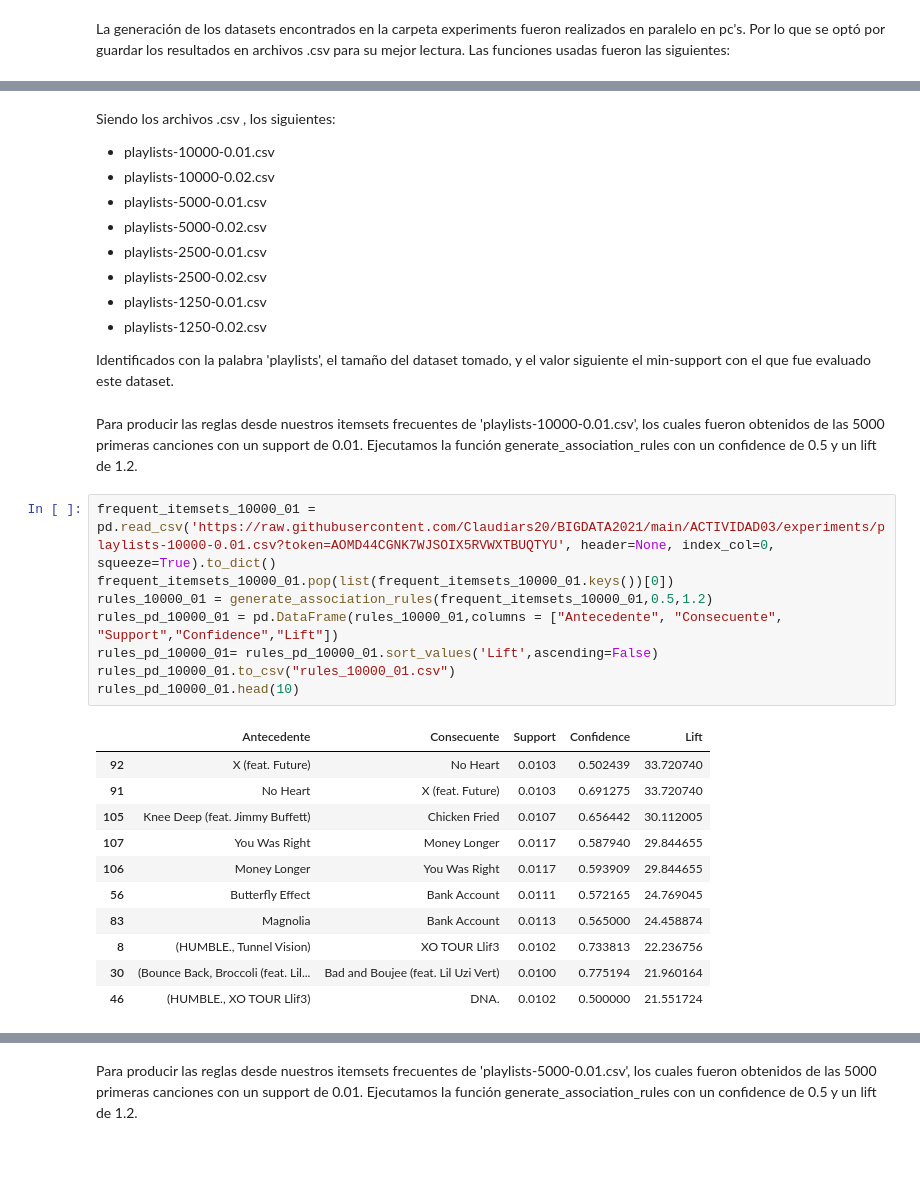
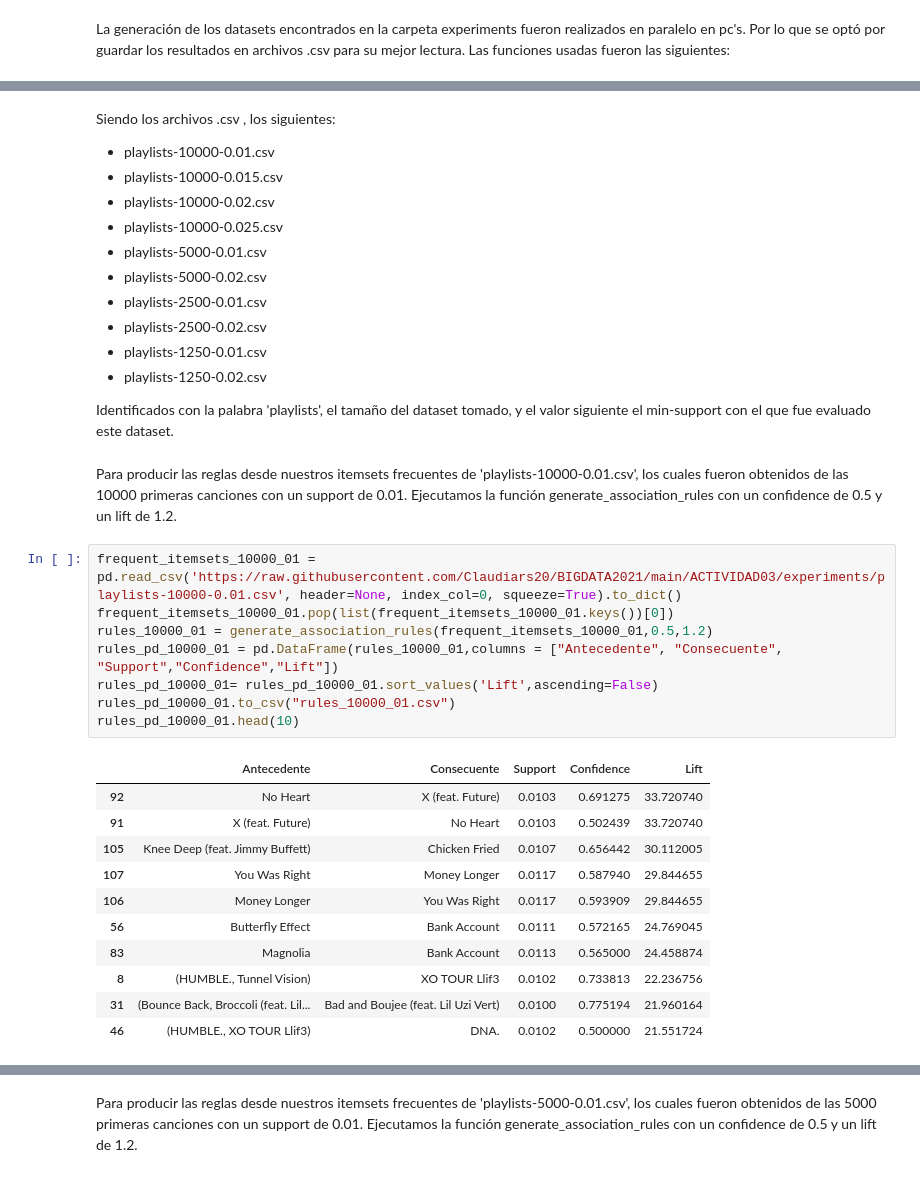
Before and after one commit to Claudiars20/BIGDATA2021, a Jupyter notebook: ACTIVIDAD03/Trabajo03.ipynb, the cells around one changed output, grey strips where cells are left out. Cells and saved outputs as stored; diff of their text form.

```diff
--- a/ACTIVIDAD03/Trabajo03.ipynb
+++ b/ACTIVIDAD03/Trabajo03.ipynb
@@ -288,7 +290,9 @@ get_frequent_itemsets(playlists[:1250],0.02) # 1250 playlists, support: 0.02
 # %% [markdown]
 Siendo los archivos .csv , los siguientes:
  - playlists-10000-0.01.csv
+ - playlists-10000-0.015.csv
  - playlists-10000-0.02.csv
+ - playlists-10000-0.025.csv
  - playlists-5000-0.01.csv
  - playlists-5000-0.02.csv
  - playlists-2500-0.01.csv
@@ -298,24 +302,24 @@ Siendo los archivos .csv , los siguientes:
 
 Identificados con la palabra 'playlists', el tamaño del dataset tomado, y el valor siguiente el min-support con el que fue evaluado este dataset.
 # %% [markdown]
-Para producir las reglas desde nuestros itemsets frecuentes de 'playlists-10000-0.01.csv', los cuales fueron obtenidos de las 5000 primeras canciones con un support de 0.01. Ejecutamos la función generate_association_rules con un confidence de 0.5 y un lift de 1.2.
+Para producir las reglas desde nuestros itemsets frecuentes de 'playlists-10000-0.01.csv', los cuales fueron obtenidos de las 10000 primeras canciones con un support de 0.01. Ejecutamos la función generate_association_rules con un confidence de 0.5 y un lift de 1.2.
 # %%
-frequent_itemsets_10000_01 = pd.read_csv('https://raw.githubusercontent.com/Claudiars20/BIGDATA2021/main/ACTIVIDAD03/experiments/playlists-10000-0.01.csv?token=AOMD44CGNK7WJSOIX5RVWXTBUQTYU', header=None, index_col=0, squeeze=True).to_dict()
+frequent_itemsets_10000_01 = pd.read_csv('https://raw.githubusercontent.com/Claudiars20/BIGDATA2021/main/ACTIVIDAD03/experiments/playlists-10000-0.01.csv', header=None, index_col=0, squeeze=True).to_dict()
 frequent_itemsets_10000_01.pop(list(frequent_itemsets_10000_01.keys())[0])
 rules_10000_01 = generate_association_rules(frequent_itemsets_10000_01,0.5,1.2)
 rules_pd_10000_01 = pd.DataFrame(rules_10000_01,columns = ["Antecedente", "Consecuente", "Support","Confidence","Lift"])
 rules_pd_10000_01= rules_pd_10000_01.sort_values('Lift',ascending=False)
 rules_pd_10000_01.to_csv("rules_10000_01.csv")
 rules_pd_10000_01.head(10)
 # %% [output]
 |  | Antecedente | Consecuente | Support | Confidence | Lift |
-| 92 | X (feat. Future) | No Heart | 0.0103 | 0.502439 | 33.720740 |
-| 91 | No Heart | X (feat. Future) | 0.0103 | 0.691275 | 33.720740 |
+| 92 | No Heart | X (feat. Future) | 0.0103 | 0.691275 | 33.720740 |
+| 91 | X (feat. Future) | No Heart | 0.0103 | 0.502439 | 33.720740 |
 | 105 | Knee Deep (feat. Jimmy Buffett) | Chicken Fried | 0.0107 | 0.656442 | 30.112005 |
 | 107 | You Was Right | Money Longer | 0.0117 | 0.587940 | 29.844655 |
 | 106 | Money Longer | You Was Right | 0.0117 | 0.593909 | 29.844655 |
 | 56 | Butterfly Effect | Bank Account | 0.0111 | 0.572165 | 24.769045 |
 | 83 | Magnolia | Bank Account | 0.0113 | 0.565000 | 24.458874 |
 | 8 | (HUMBLE., Tunnel Vision) | XO TOUR Llif3 | 0.0102 | 0.733813 | 22.236756 |
-| 30 | (Bounce Back, Broccoli (feat. Lil... | Bad and Boujee (feat. Lil Uzi Vert) | 0.0100 | 0.775194 | 21.960164 |
+| 31 | (Bounce Back, Broccoli (feat. Lil... | Bad and Boujee (feat. Lil Uzi Vert) | 0.0100 | 0.775194 | 21.960164 |
 | 46 | (HUMBLE., XO TOUR Llif3) | DNA. | 0.0102 | 0.500000 | 21.551724 |
```
Also changed, not shown: parts of 17 cells of this notebook.
